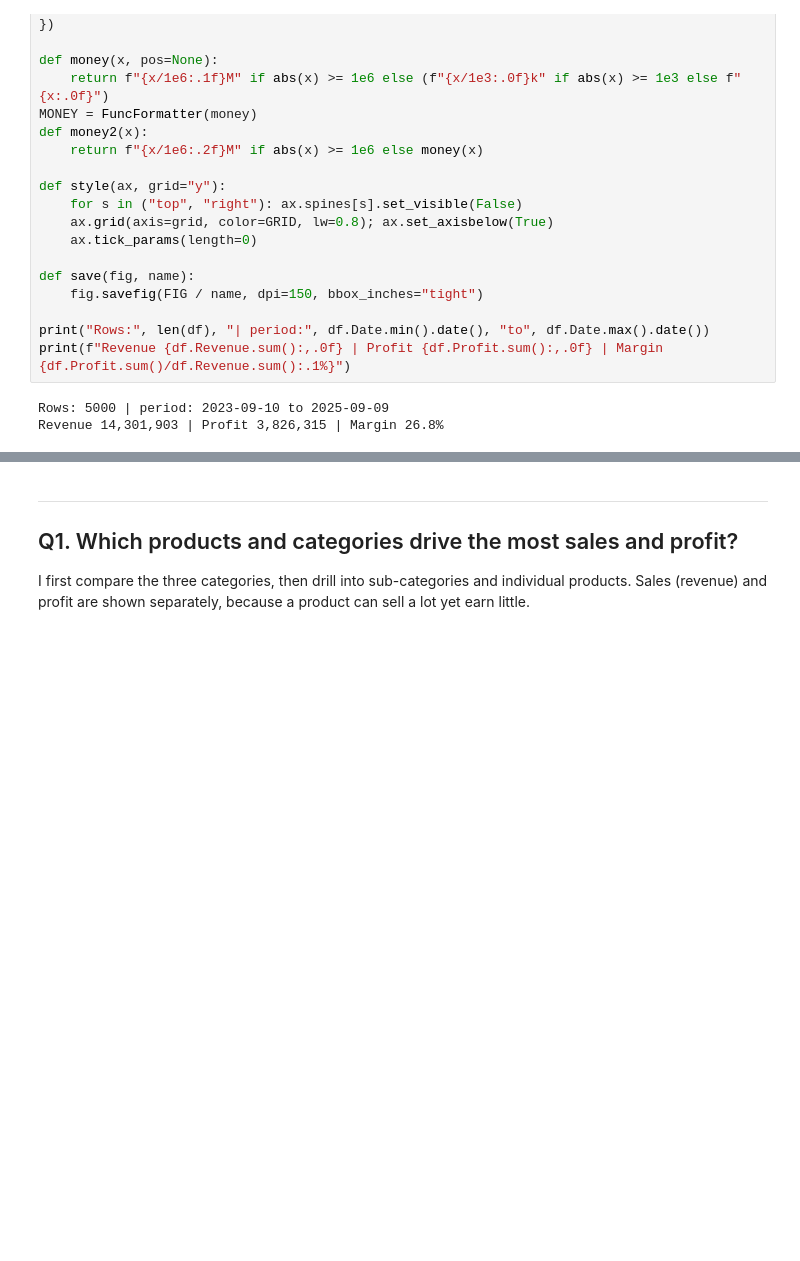
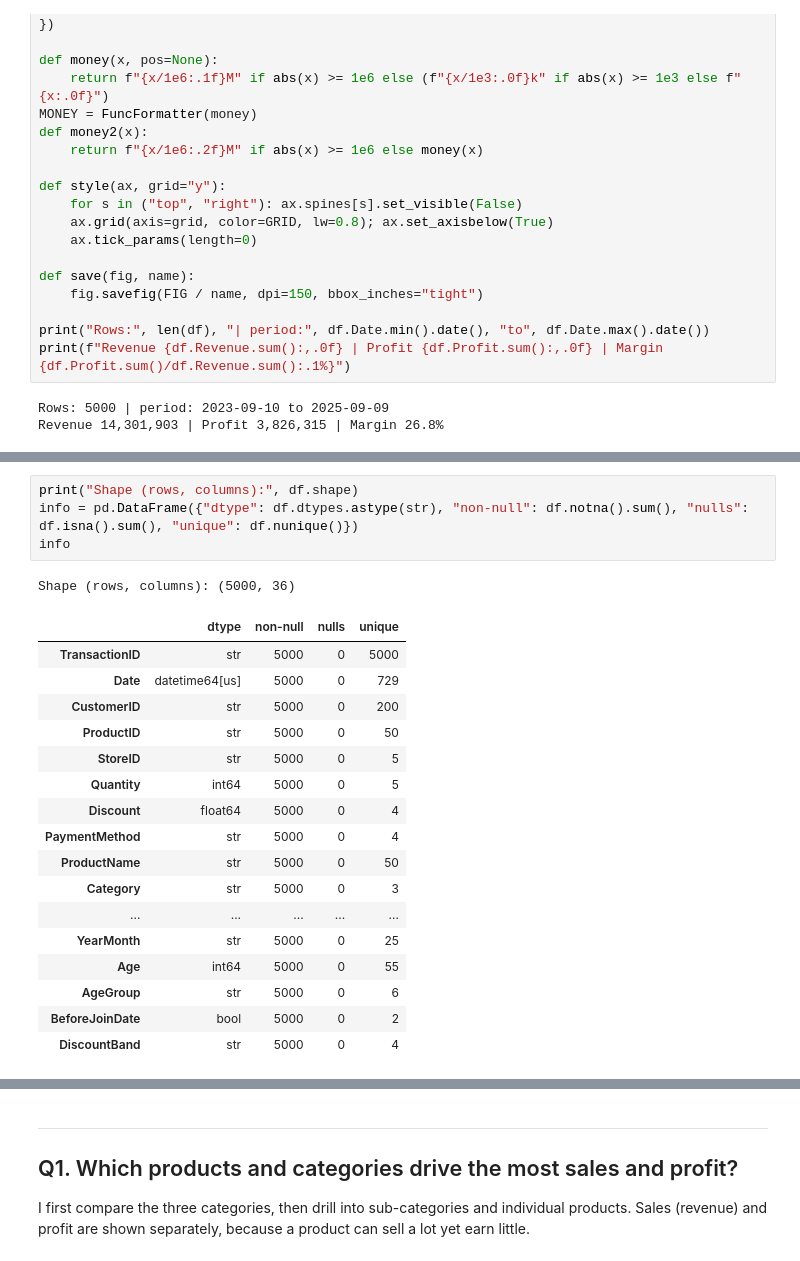
Before and after one commit to Robert-Robbie/OIBSIP, a Jupyter notebook: Task1-Retail-EDA/notebooks/02_business_questions.ipynb, the cells around one changed output, grey strips where cells are left out. Saved outputs shown, nothing was run; the diff lists cells and outputs as text; blank space fills up the shorter version.

```diff
--- a/Task1-Retail-EDA/notebooks/02_business_questions.ipynb
+++ b/Task1-Retail-EDA/notebooks/02_business_questions.ipynb
@@ -51,0 +56,23 @@ Revenue 14,301,903 | Profit 3,826,315 | Margin 26.8%
+# %%
+print("Shape (rows, columns):", df.shape)
+info = pd.DataFrame({"dtype": df.dtypes.astype(str), "non-null": df.notna().sum(), "nulls": df.isna().sum(), "unique": df.nunique()})
+info
+# %% [output]
+Shape (rows, columns): (5000, 36)
+|  | dtype | non-null | nulls | unique |
+| TransactionID | str | 5000 | 0 | 5000 |
+| Date | datetime64[us] | 5000 | 0 | 729 |
+| CustomerID | str | 5000 | 0 | 200 |
+| ProductID | str | 5000 | 0 | 50 |
+| StoreID | str | 5000 | 0 | 5 |
+| Quantity | int64 | 5000 | 0 | 5 |
+| Discount | float64 | 5000 | 0 | 4 |
+| PaymentMethod | str | 5000 | 0 | 4 |
+| ProductName | str | 5000 | 0 | 50 |
+| Category | str | 5000 | 0 | 3 |
+| ... | ... | ... | ... | ... |
+| YearMonth | str | 5000 | 0 | 25 |
+| Age | int64 | 5000 | 0 | 55 |
+| AgeGroup | str | 5000 | 0 | 6 |
+| BeforeJoinDate | bool | 5000 | 0 | 2 |
+| DiscountBand | str | 5000 | 0 | 4 |
```
Also changed, not shown: parts of 12 cells of this notebook, 10 other files.
